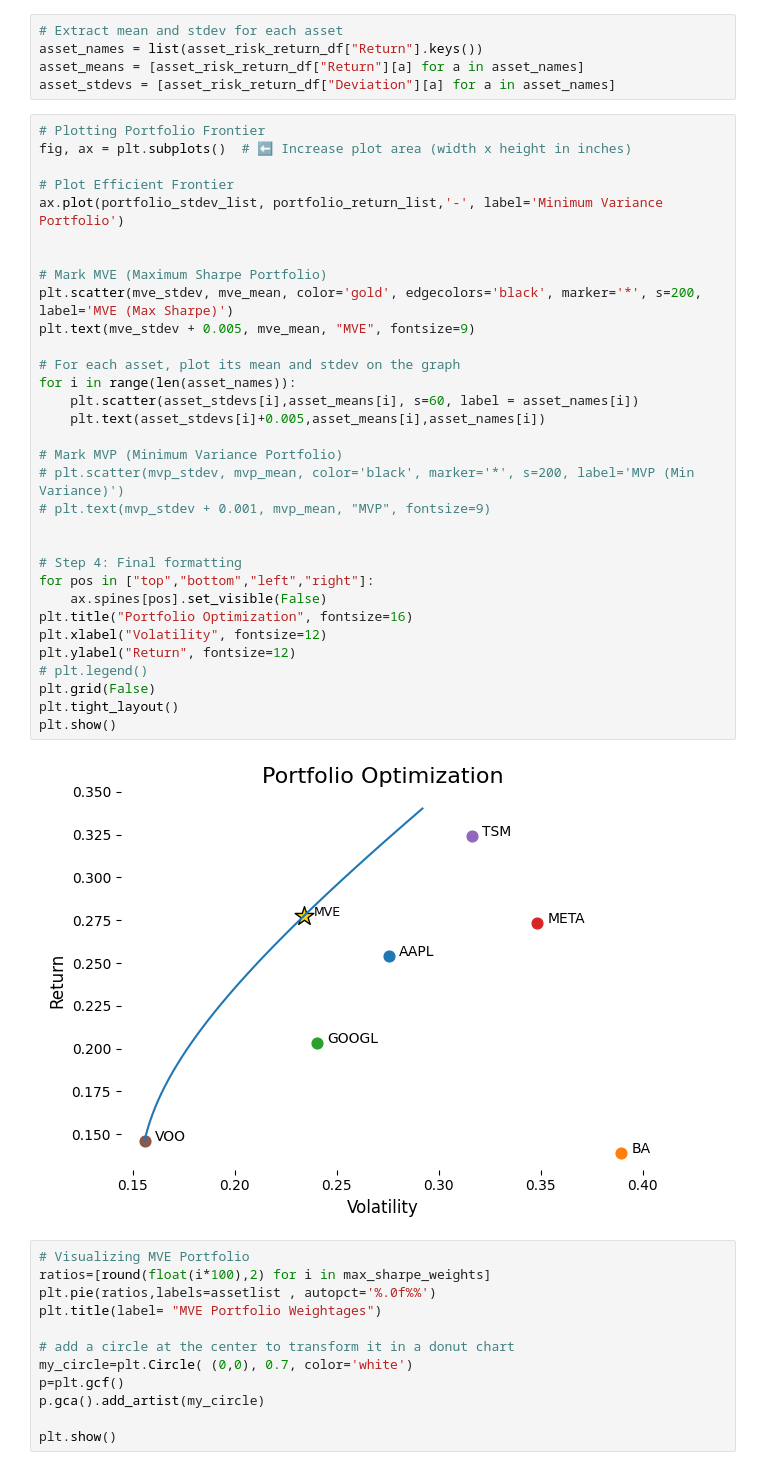
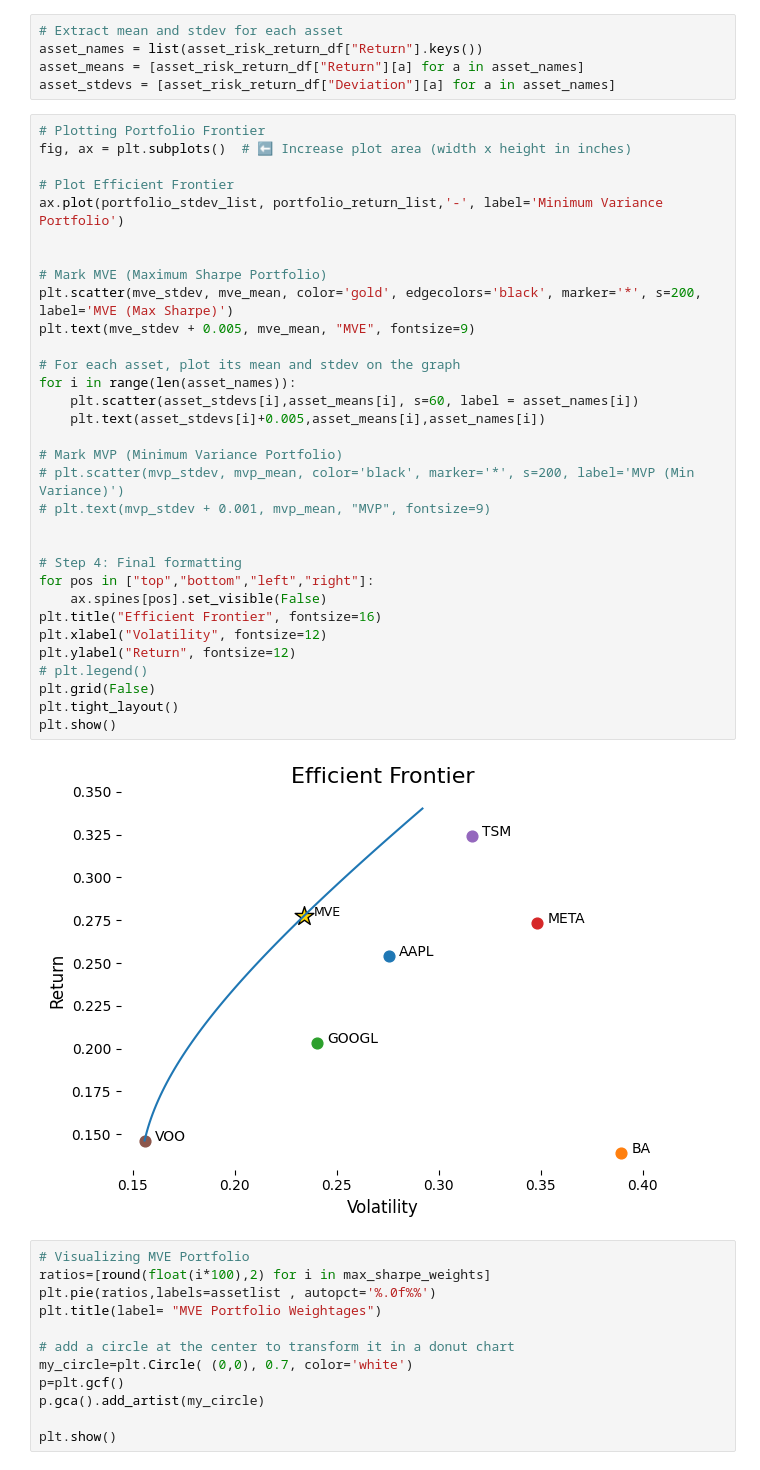
Before and after one commit to xizoo/Portfolio-Visualizer, a Jupyter notebook: resources/multi_asset_portfolio.ipynb, the cells around one changed output. Drawn from its saved outputs; the diff is of its cells as text.

```diff
--- a/resources/multi_asset_portfolio.ipynb
+++ b/resources/multi_asset_portfolio.ipynb
@@ -234,35 +234,35 @@ asset_stdevs = [asset_risk_return_df["Deviation"][a] for a in asset_names]
 fig, ax = plt.subplots()  # ⬅️ Increase plot area (width x height in inches)
 
 # Plot Efficient Frontier
 ax.plot(portfolio_stdev_list, portfolio_return_list,'-', label='Minimum Variance Portfolio')
 
 
 # Mark MVE (Maximum Sharpe Portfolio)
 plt.scatter(mve_stdev, mve_mean, color='gold', edgecolors='black', marker='*', s=200, label='MVE (Max Sharpe)')
 plt.text(mve_stdev + 0.005, mve_mean, "MVE", fontsize=9)
 
 # For each asset, plot its mean and stdev on the graph
 for i in range(len(asset_names)):
     plt.scatter(asset_stdevs[i],asset_means[i], s=60, label = asset_names[i])
     plt.text(asset_stdevs[i]+0.005,asset_means[i],asset_names[i])
 
 # Mark MVP (Minimum Variance Portfolio)
 # plt.scatter(mvp_stdev, mvp_mean, color='black', marker='*', s=200, label='MVP (Min Variance)')
 # plt.text(mvp_stdev + 0.001, mvp_mean, "MVP", fontsize=9)
 
 
 # Step 4: Final formatting
 for pos in ["top","bottom","left","right"]:
     ax.spines[pos].set_visible(False)
-plt.title("Portfolio Optimization", fontsize=16)
+plt.title("Efficient Frontier", fontsize=16)
 plt.xlabel("Volatility", fontsize=12)
 plt.ylabel("Return", fontsize=12)
 # plt.legend()
 plt.grid(False)
 plt.tight_layout()
 plt.show()
 # %% [output]
-[figure, old version]
+[figure, new version]
 # %%
 # Visualizing MVE Portfolio
 ratios=[round(float(i*100),2) for i in max_sharpe_weights]
```
Also changed, not shown: 6 other files.
